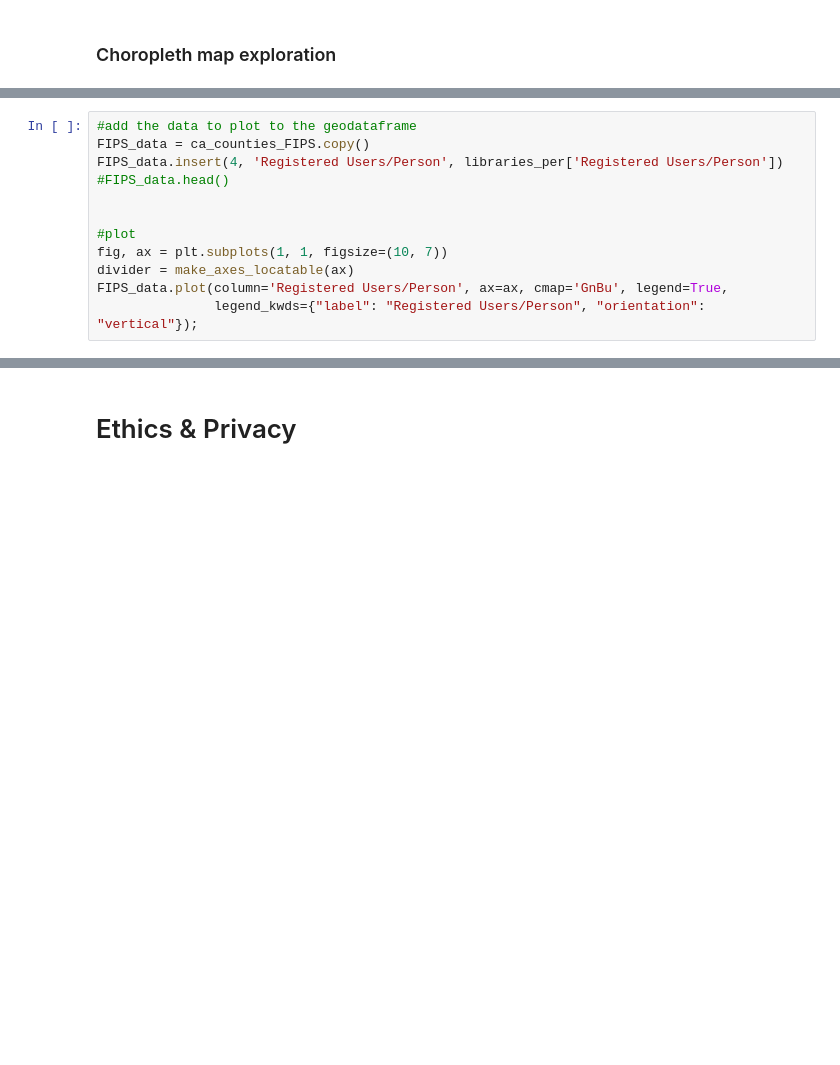
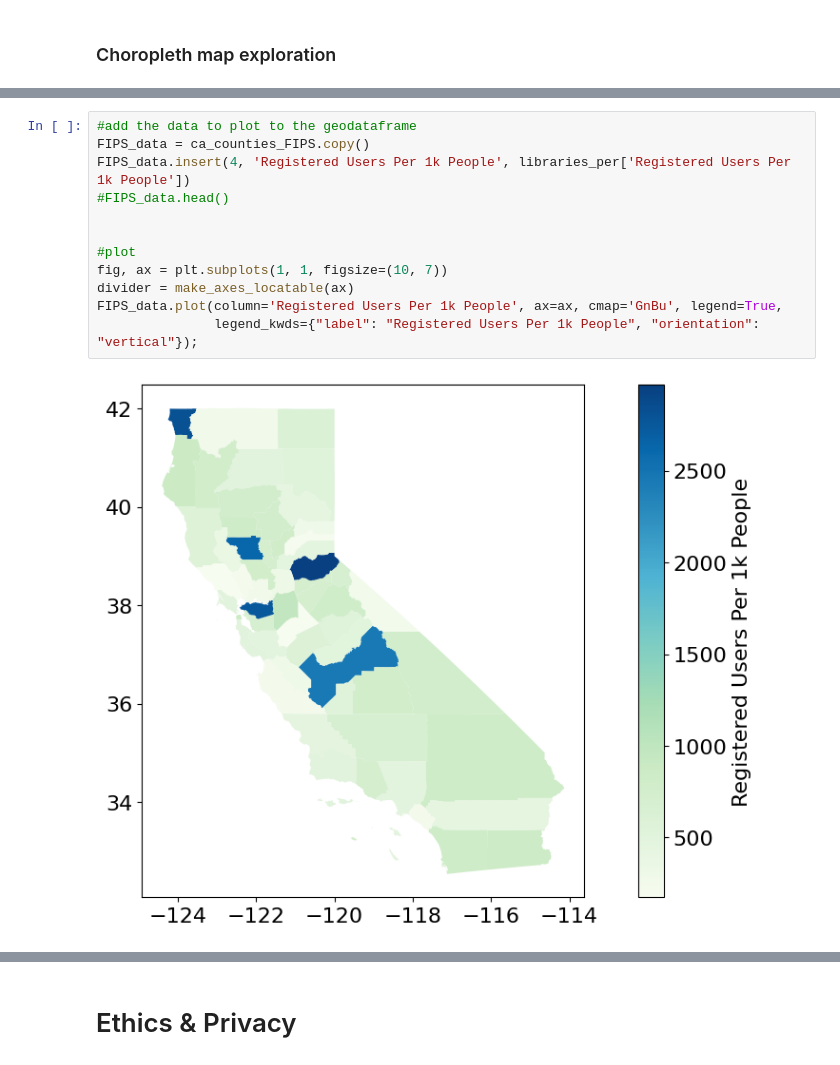
Before and after one commit to KaitlynChou/COGS-108-Project, a Jupyter notebook: EDACheckpoint_Group057_WI24.ipynb, the cells around one changed output, grey strips where cells are left out. Drawn from its saved outputs; the diff is of its cells as text; blank space fills up the shorter version.

Commit message:
fixed keys for geopandas plots

```diff
--- a/EDACheckpoint_Group057_WI24.ipynb
+++ b/EDACheckpoint_Group057_WI24.ipynb
@@ -562,13 +569,15 @@ ca_counties_FIPS.plot(column='Shape__Area', ax=ax, cmap='GnBu', legend=True, leg
 # %%
 #add the data to plot to the geodataframe
 FIPS_data = ca_counties_FIPS.copy()
-FIPS_data.insert(4, 'Registered Users/Person', libraries_per['Registered Users/Person'])
+FIPS_data.insert(4, 'Registered Users Per 1k People', libraries_per['Registered Users Per 1k People'])
 #FIPS_data.head()
 
 
 #plot
 fig, ax = plt.subplots(1, 1, figsize=(10, 7))
 divider = make_axes_locatable(ax)
-FIPS_data.plot(column='Registered Users/Person', ax=ax, cmap='GnBu', legend=True,
-               legend_kwds={"label": "Registered Users/Person", "orientation": "vertical"});
+FIPS_data.plot(column='Registered Users Per 1k People', ax=ax, cmap='GnBu', legend=True,
+               legend_kwds={"label": "Registered Users Per 1k People", "orientation": "vertical"});
+# %% [output]
+[figure, added]
 # %%
```
Also changed, not shown: parts of 8 cells of this notebook.
